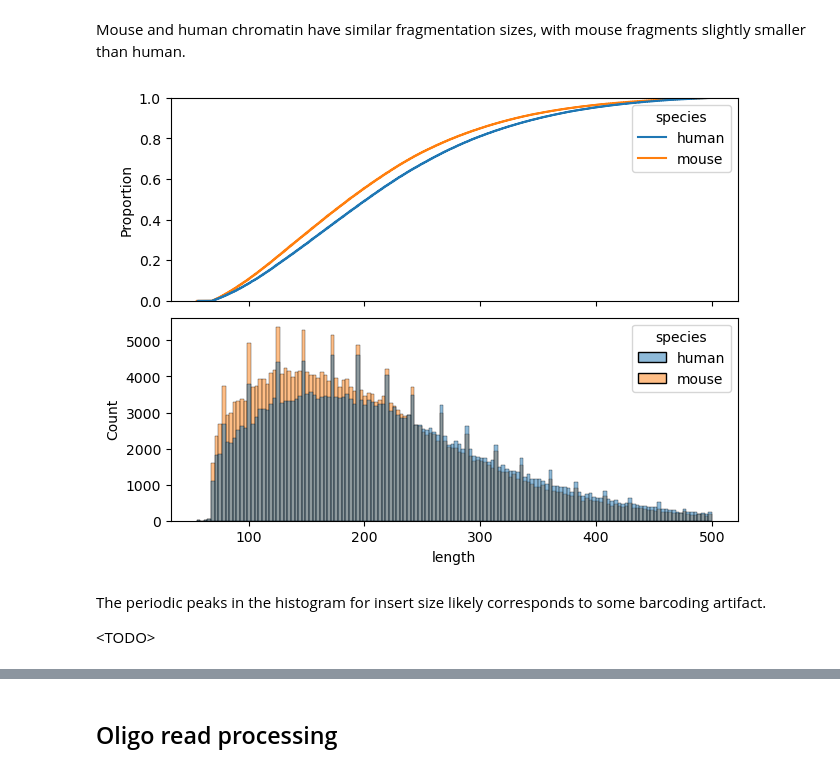
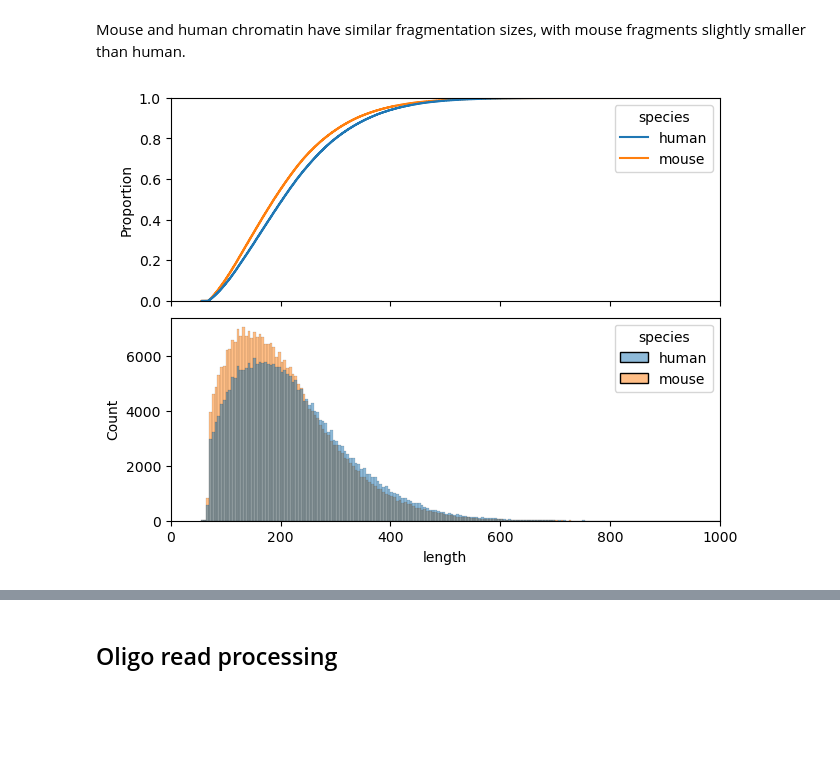
Before and after one commit to bentyeh/scBarcode-dev, a Jupyter notebook: notebooks/20240625.ipynb, the cells around one changed output, grey strips where cells are left out. Saved outputs shown, nothing was run; the diff lists cells and outputs as text; code cells hidden in the pictures; blank space fills up the shorter version.

```diff
--- a/notebooks/20240625.ipynb
+++ b/notebooks/20240625.ipynb
@@ -246,0 +1707,9 @@ application/gzip
+# %%
+counter_cell_id_umi = collections.Counter()
+with gzip.open(os.path.join(DIR_PROC, 'oligos_cell-barcode-loose.txt.gz'), 'rt') as f:
+    for line in f:
+        cell_id, umi = line.strip().split('\t')
+        cell_id = int(cell_id.split('BI:i:')[1])
+        umi = umi.split('RX:Z:')[1]
+        counter_cell_id_umi[(cell_id, umi)] += 1
+df_loose_cell_id_umi = pd.Series(counter_cell_id_umi).rename('count').to_frame().reset_index(names=['cell_id', 'umi'])
@@ -472,4 +2598,7 @@ Notes about `pysam.AlignedSegment` (determined empirically when [documentation](
   - From the SAM format specification: "The `TLEN` field is positive for the leftmost segment of the template, negative for the rightmost"
 # %% [markdown]
 Here, I essentially try to create a BED3 file entry for each read pair.
+# %%
+path_bam_name_sorted = os.path.join(DIR_PROC, 'genomic_filtered.name_sorted.bam')
+path_chromatin_counts = os.path.join(DIR_PROC, 'chromatin_counts.tsv')
 # %%
@@ -562,14 +2951,5 @@ Complexity estimates (conservative, liberal): (1181423, 1191231)
 # %% [markdown]
 Estimate additional reads required to obtain saturation. For simplicity, I use deduplication by start and end positions in this calculation.
-# %%
-df_chromatin = (
-    pd.DataFrame(read_pairs, columns=['bead', 'chr', 'start', 'end'])
-    .groupby(['bead', 'chr', 'start', 'end'])
-    .size()
-    .rename('count')
-    .reset_index()
-)
-df_chromatin['count'].to_csv(os.path.join(DIR_PROC, 'chromatin_counts.txt'), index=False, header=False)
 # %%
 %%bash -s {DIR_PROC}
 DIR_PROC="$1"
@@ -649,5 +3029,5 @@ Coverage estimate (preseq): ~26.8%
 # %%
-df_chromatin['length'] = df_chromatin['end'] - df_chromatin['start'] + 1
+df_chromatin['length'] = df_chromatin['end'] - df_chromatin['start']
 df_chromatin['species'] = df_chromatin['chr'].str[0].map(dict(h='human', m='mouse')).astype('category')
 # %% [markdown]
 Number of deduplicated mouse and human chromatin reads is very similar
@@ -663,11 +3043,11 @@ Mouse and human chromatin have similar fragmentation sizes, with mouse fragments
 # %%
 fig, axs = plt.subplots(2, 1, sharex=True, sharey=False, constrained_layout=True)
 sns.ecdfplot(df_chromatin, x='length', hue='species', ax=axs[0])
-sns.histplot(df_chromatin, x='length', hue='species', ax=axs[1])
+sns.histplot(df_chromatin, x='length', binwidth=5, hue='species', ax=axs[1])
+# auto binning can lead to artifactual periodic peaks in the histogram --> need to manually set binwidth
+# - can verify no actual periodic peaks by manually looking at values in the df_chromatin table
+
+axs[1].set_xlim(0, 1000)
 fig.savefig(os.path.join(DIR_RESULTS, 'chromatin_fragmentation_size.png'), bbox_inches='tight', dpi=300)
 # %% [output]
-[figure, old version]
+[figure, new version]
-# %% [markdown]
-The periodic peaks in the histogram for insert size likely corresponds to some barcoding artifact.
-
-\<TODO\>
```
Also changed, not shown: parts of 280 cells of this notebook, 2 other files.
